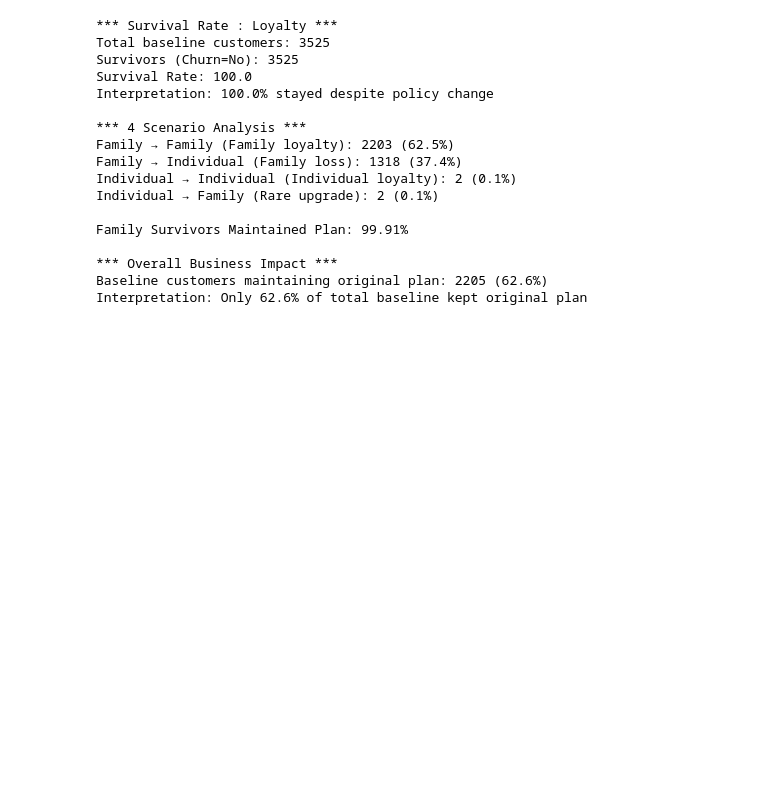
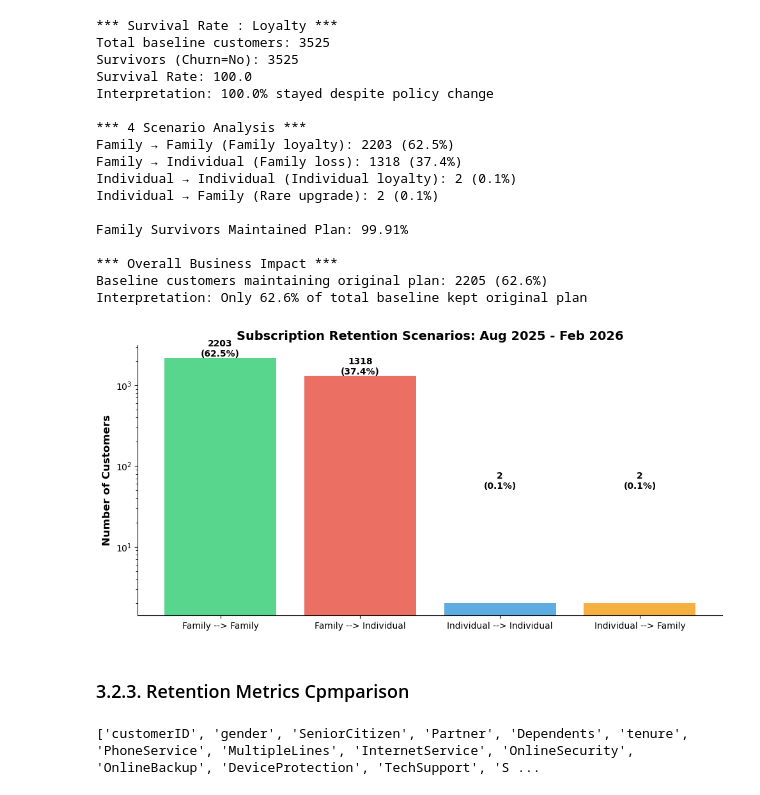
Before and after one commit to coolmich0904/YOUTUBE_CHURN_PRICE_RISK, a Jupyter notebook: notebooks/eda_02_behavioral_resilience.ipynb, the cells around one changed output. Drawn from its saved outputs; the diff is of its cells as text; code cells hidden in the pictures; blank space fills up the shorter version.

```diff
--- a/notebooks/eda_02_behavioral_resilience.ipynb
+++ b/notebooks/eda_02_behavioral_resilience.ipynb
@@ -358,3 +458,48 @@ Family Survivors Maintained Plan: 99.91%
 *** Overall Business Impact ***
 Baseline customers maintaining original plan: 2205 (62.6%)
 Interpretation: Only 62.6% of total baseline kept original plan
+# %%
+# Prepare Data
+scenario_names = ['Family --> Family', 'Family --> Individual',
+                  'Individual --> Individual', 'Individual --> Family']
+
+scenario_counts = [len(family_to_family), len(family_to_individual),
+                   len(indiv_to_indiv), len(indiv_to_family)]
+
+scenario_percentages = [(len(family_to_family) / total_survivors) * 100,
+                        (len(family_to_individual) / total_survivors) * 100,
+                        (len(indiv_to_indiv) / total_survivors) * 100,
+                        (len(indiv_to_family) / total_survivors) * 100]
+
+# Define Colors for each scenario
+colors = ['#2ecc71', '#e74c3c', '#3498db', '#f39c12']
+
+# Bar Chart
+fig, ax = plt.subplots(figsize=(10, 5))
+
+bars = ax.bar(scenario_names, scenario_counts, color=colors, alpha=0.8, linewidth=1.5)
+
+# Add value labels on bars
+for bar, count, pct in zip(bars, scenario_counts, scenario_percentages):
+    height = bar.get_height()
+    ax.text(bar.get_x() + bar.get_width()/2, height + 50, f'{count}\n({pct:.1f}%)', ha='center', fontweight='bold')
+
+# Use log scale for Y axis
+ax.set_yscale('log')
+
+# Formatting
+ax.set_ylabel('Number of Customers', fontsize=12, fontweight='bold')
+ax.set_title('Subscription Retention Scenarios: Aug 2025 - Feb 2026', fontsize=14, fontweight='bold')
+
+# Remove top and right grid
+ax.grid(False)
+ax.spines['top'].set_visible(False)
+ax.spines['right'].set_visible(False)
+
+plt.tight_layout()
+plt.savefig('../outputs/eda_02/graph1_bar.png', dpi=150, bbox_inches='tight')
+plt.show()
+# %% [output]
+[figure, added]
+# %% [markdown]
+### 3.2.3. Retention Metrics Cpmparison
@@ -360,0 +527,4 @@ Interpretation: Only 62.6% of total baseline kept original plan
+# %%
+print(survivors.columns.tolist())
+# %% [output]
+['customerID', 'gender', 'SeniorCitizen', 'Partner', 'Dependents', 'tenure', 'PhoneService', 'MultipleLines', 'InternetService', 'OnlineSecurity', 'OnlineBackup', 'DeviceProtection', 'TechSupport', 'S ...
```
Also changed, not shown: parts of 27 cells of this notebook, 16 other files.
